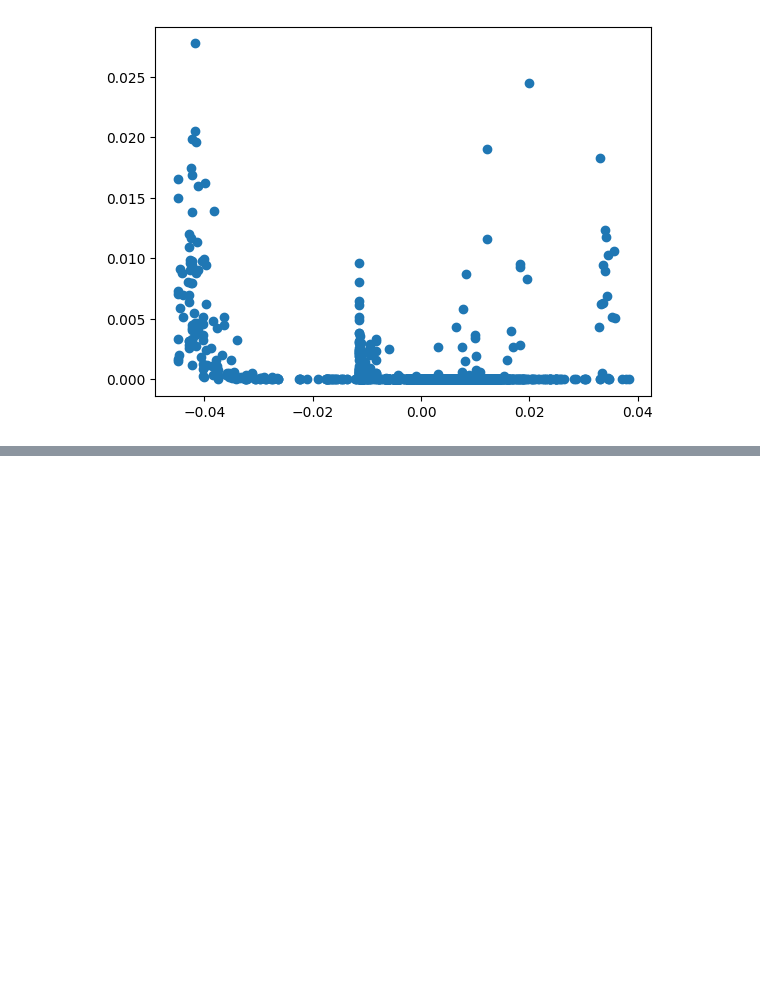
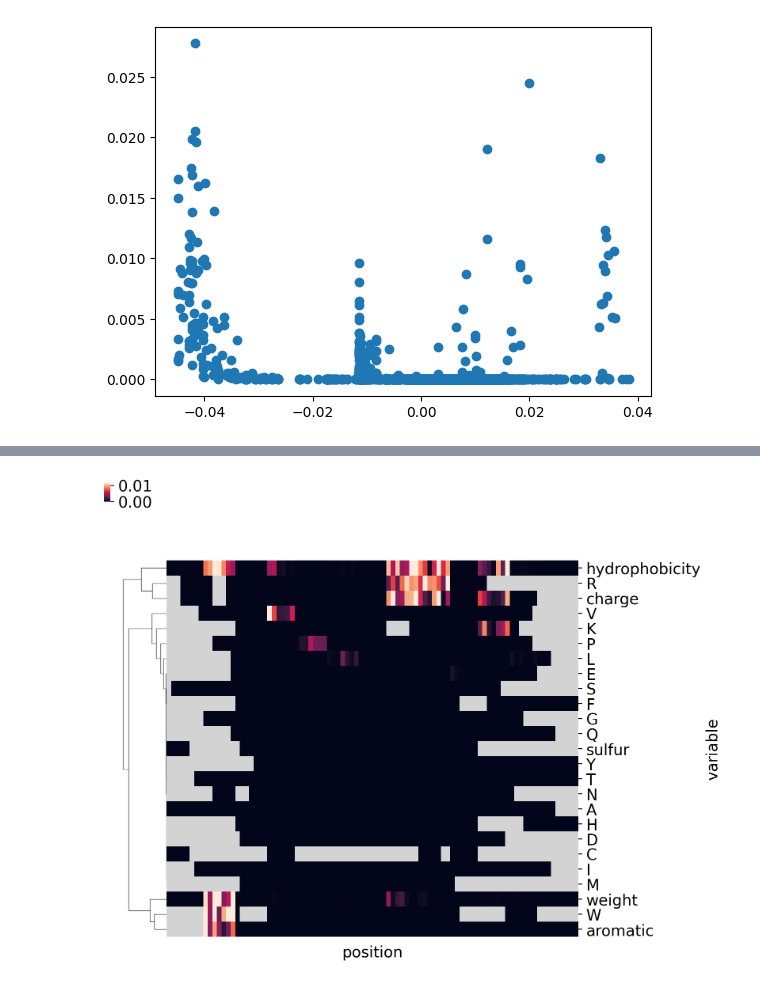
Before and after one commit to danielgchen/TARPON, a Jupyter notebook: notebooks/model_v2.ipynb, the cells around one changed output, grey strips where cells are left out. Cells and saved outputs as stored; diff of their text form; code cells hidden in the pictures; blank space fills up the shorter version.

```diff
--- a/notebooks/model_v2.ipynb
+++ b/notebooks/model_v2.ipynb
@@ -353,0 +428,12 @@ pd.DataFrame(coef).join(imp).to_csv('../outputs/vdjdb/trb_ag.coef_imp.csv')
+# %%
+# now look at how they look
+# > get 99th percentile
+vabs = imp.astype(float).abs().values.flatten()
+vabs = np.percentile(vabs[~np.isnan(vabs)], 99)
+# then make the acutla plot
+g = sns.clustermap(imp.fillna(0), mask=coef.isna(), vmin=0, vmax=vabs, cmap='rocket',
+                   col_cluster=False, row_cluster=True, method='ward', dendrogram_ratio=.1,
+                   cbar_pos=(0, 1, .01, .04), figsize=[8, 6], xticklabels=0, yticklabels=1)
+g.ax_heatmap.set_facecolor('lightgray')
+# %% [output]
+[figure, added]
```
Also changed, not shown: parts of 42 cells of this notebook, 27 other files.
